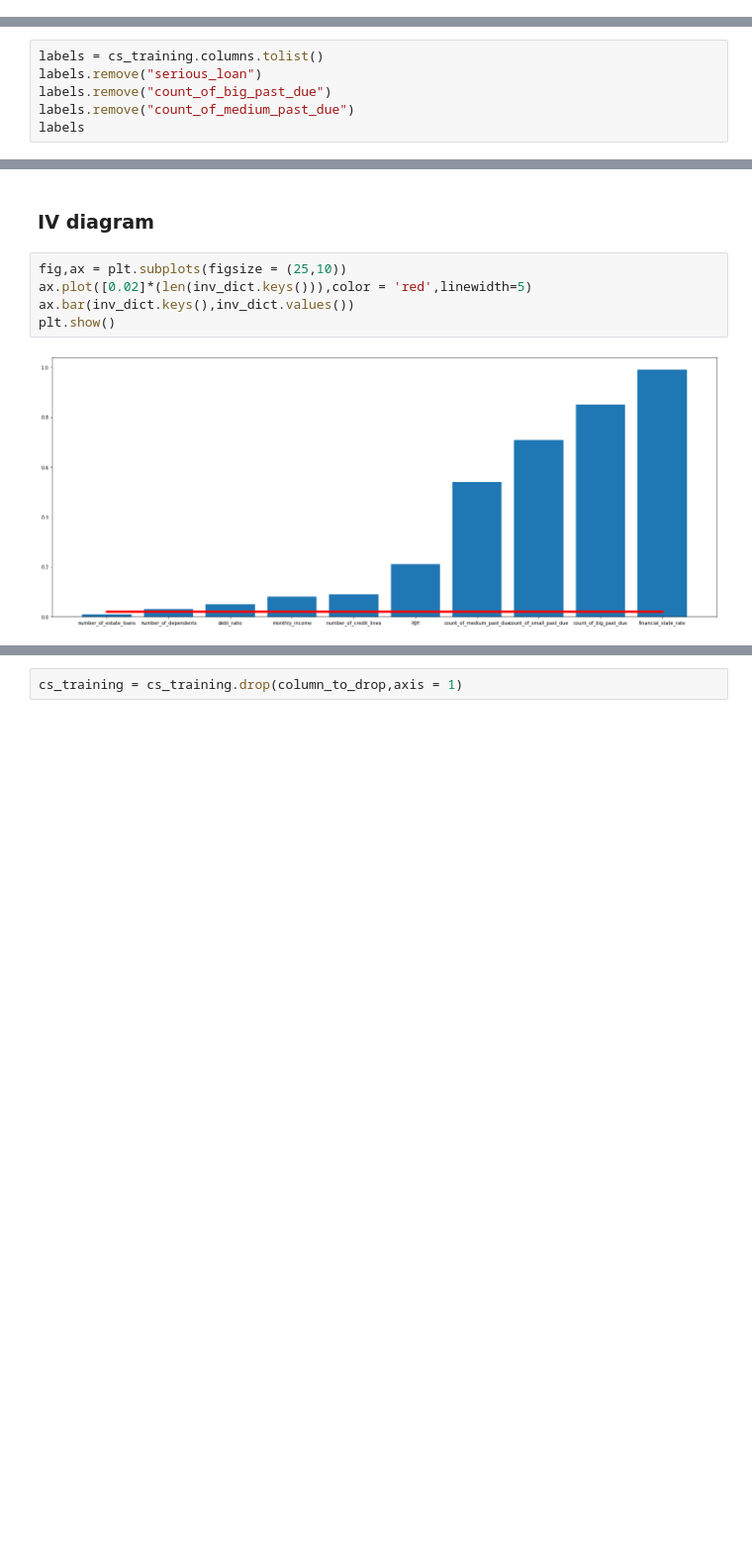
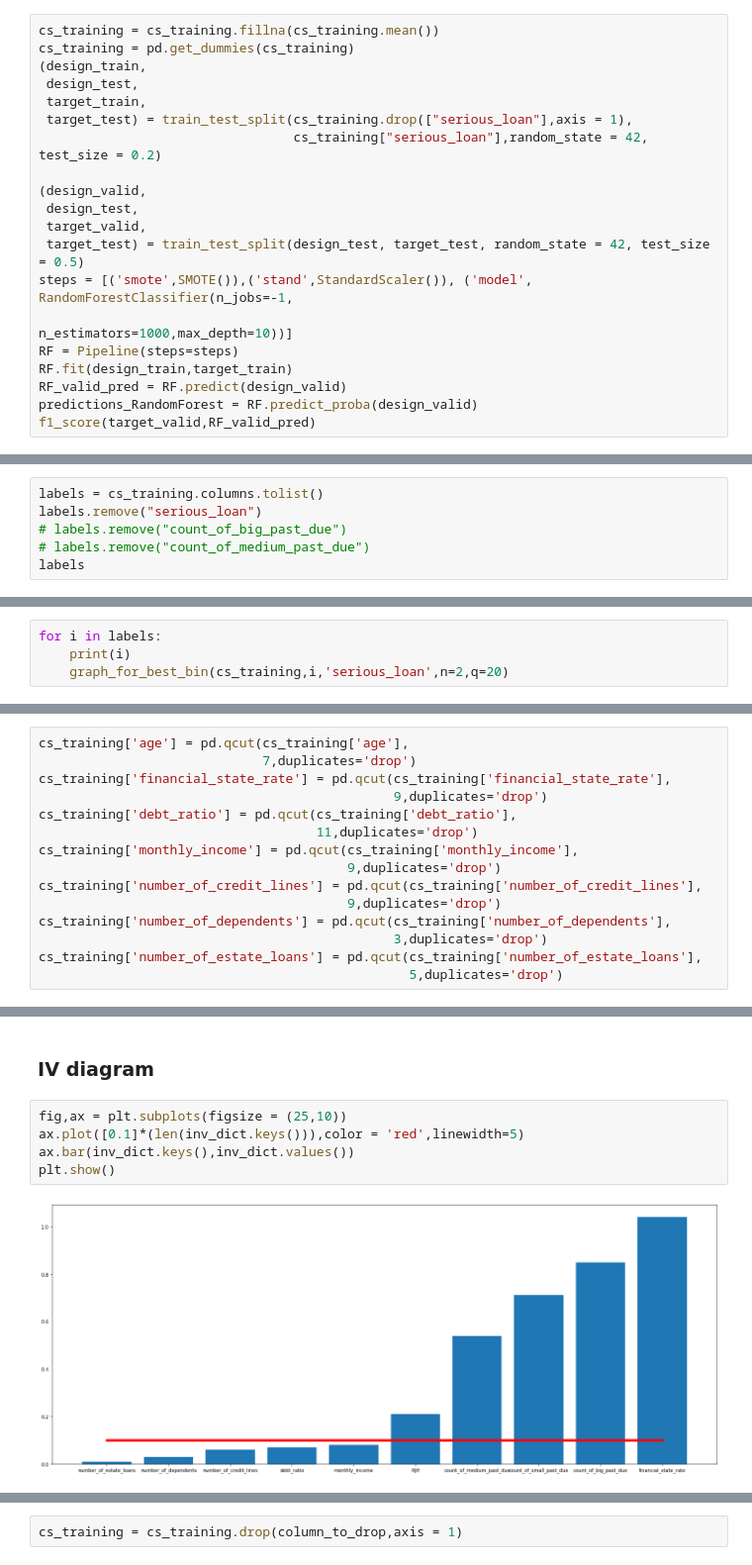
Before and after one commit to Stuksus/Credit_scoring_model, a Jupyter notebook: main.ipynb, the cells around one changed output, grey strips where cells are left out. Shown at 99% size. Drawn from its saved outputs; the diff is of its cells as text; blank space fills up the shorter version.

```diff
--- a/main.ipynb
+++ b/main.ipynb
@@ -407,0 +511,20 @@ memory usage: 13.7 MB
+# %%
+cs_training = cs_training.fillna(cs_training.mean())
+cs_training = pd.get_dummies(cs_training)
+(design_train,
+ design_test,
+ target_train,
+ target_test) = train_test_split(cs_training.drop(["serious_loan"],axis = 1),
+                                 cs_training["serious_loan"],random_state = 42, test_size = 0.2)
+
+(design_valid,
+ design_test,
+ target_valid,
+ target_test) = train_test_split(design_test, target_test, random_state = 42, test_size = 0.5)
+steps = [('smote',SMOTE()),('stand',StandardScaler()), ('model', RandomForestClassifier(n_jobs=-1,
+                                                            n_estimators=1000,max_depth=10))]
+RF = Pipeline(steps=steps)
+RF.fit(design_train,target_train)
+RF_valid_pred = RF.predict(design_valid)
+predictions_RandomForest = RF.predict_proba(design_valid)
+f1_score(target_valid,RF_valid_pred)
@@ -797,8 +936,8 @@ cs_training.boxplot(figsize=(20,5))
 # %%
 labels = cs_training.columns.tolist()
 labels.remove("serious_loan")
-labels.remove("count_of_big_past_due")
-labels.remove("count_of_medium_past_due")
+# labels.remove("count_of_big_past_due")
+# labels.remove("count_of_medium_past_due")
 labels
 # %% [output]
 ['financial_state_rate',
@@ -813,0 +953,4 @@ labels
+# %%
+for i in labels:
+    print(i)
+    graph_for_best_bin(cs_training,i,'serious_loan',n=2,q=20)
@@ -814 +975,16 @@ labels
+# %%
+cs_training['age'] = pd.qcut(cs_training['age'],
+                             7,duplicates='drop')
+cs_training['financial_state_rate'] = pd.qcut(cs_training['financial_state_rate'],
+                                              9,duplicates='drop')
+cs_training['debt_ratio'] = pd.qcut(cs_training['debt_ratio'],
+                                    11,duplicates='drop')
+cs_training['monthly_income'] = pd.qcut(cs_training['monthly_income'],
+                                        9,duplicates='drop')
+cs_training['number_of_credit_lines'] = pd.qcut(cs_training['number_of_credit_lines'],
+                                        9,duplicates='drop')
+cs_training['number_of_dependents'] = pd.qcut(cs_training['number_of_dependents'],
+                                              3,duplicates='drop')
+cs_training['number_of_estate_loans'] = pd.qcut(cs_training['number_of_estate_loans'],
+                                                5,duplicates='drop')
 # %%
@@ -980,9 +1150,9 @@ inv_dict = {label:iv for label,iv in sorted(inv_dict.items(),key= lambda x:x[1])
 ### IV diagram
 # %%
 fig,ax = plt.subplots(figsize = (25,10))
-ax.plot([0.02]*(len(inv_dict.keys())),color = 'red',linewidth=5)
+ax.plot([0.1]*(len(inv_dict.keys())),color = 'red',linewidth=5)
 ax.bar(inv_dict.keys(),inv_dict.values())
 plt.show()
 # %% [output]
-[figure, old version]
+[figure, new version]
 # %%
```
Also changed, not shown: parts of 44 cells of this notebook, 1 other file.
